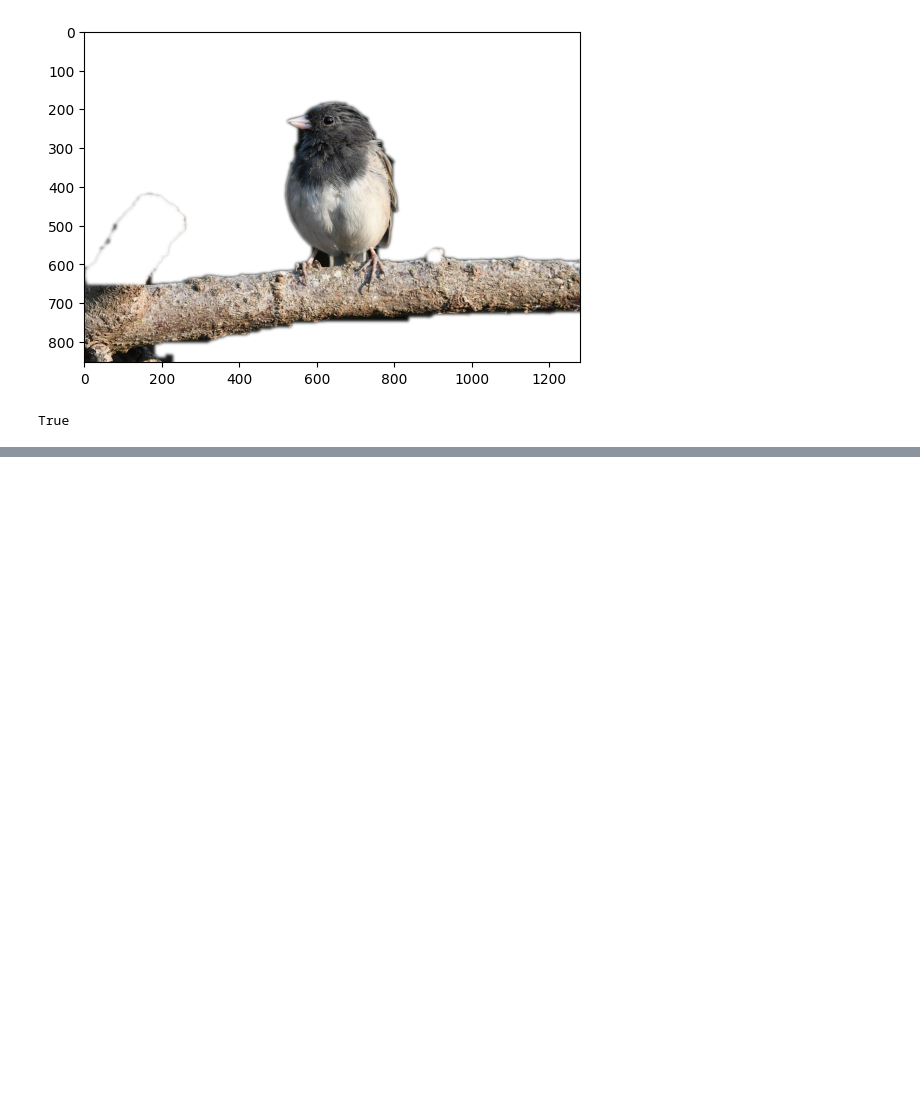
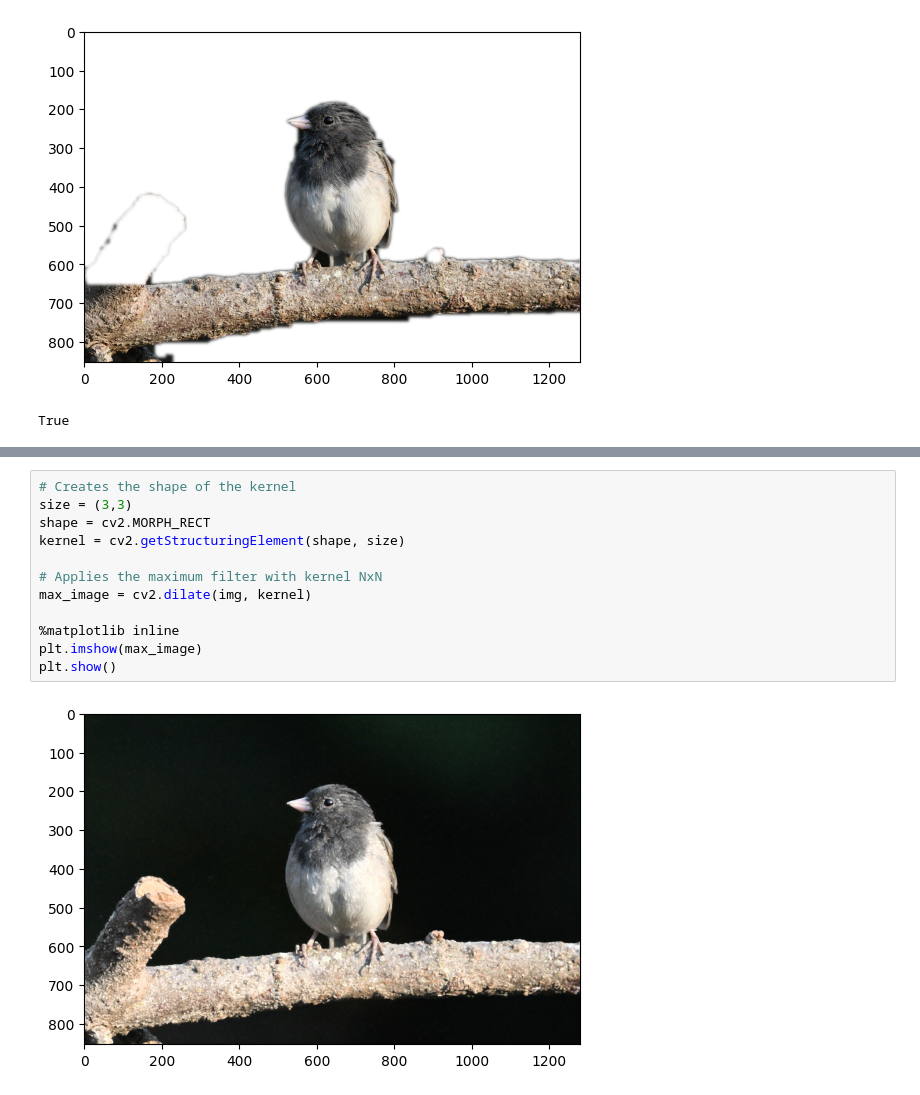
Before and after one commit to uol-mediaprocessing-2023-2024-classroom/project-line-art, a Jupyter notebook: dokumentary/TaleaResearch.ipynb, the cells around one changed output, grey strips where cells are left out. Cells and saved outputs as stored; diff of their text form; blank space fills up the shorter version.

```diff
--- a/dokumentary/TaleaResearch.ipynb
+++ b/dokumentary/TaleaResearch.ipynb
@@ -194,0 +139,14 @@ True
+# %%
+# Creates the shape of the kernel
+size = (3,3)
+shape = cv2.MORPH_RECT
+kernel = cv2.getStructuringElement(shape, size)
+
+# Applies the maximum filter with kernel NxN
+max_image = cv2.dilate(img, kernel)
+
+%matplotlib inline
+plt.imshow(max_image)
+plt.show()
+# %% [output]
+[figure, added]
```
Also changed, not shown: parts of 16 cells of this notebook, 1 other file.
